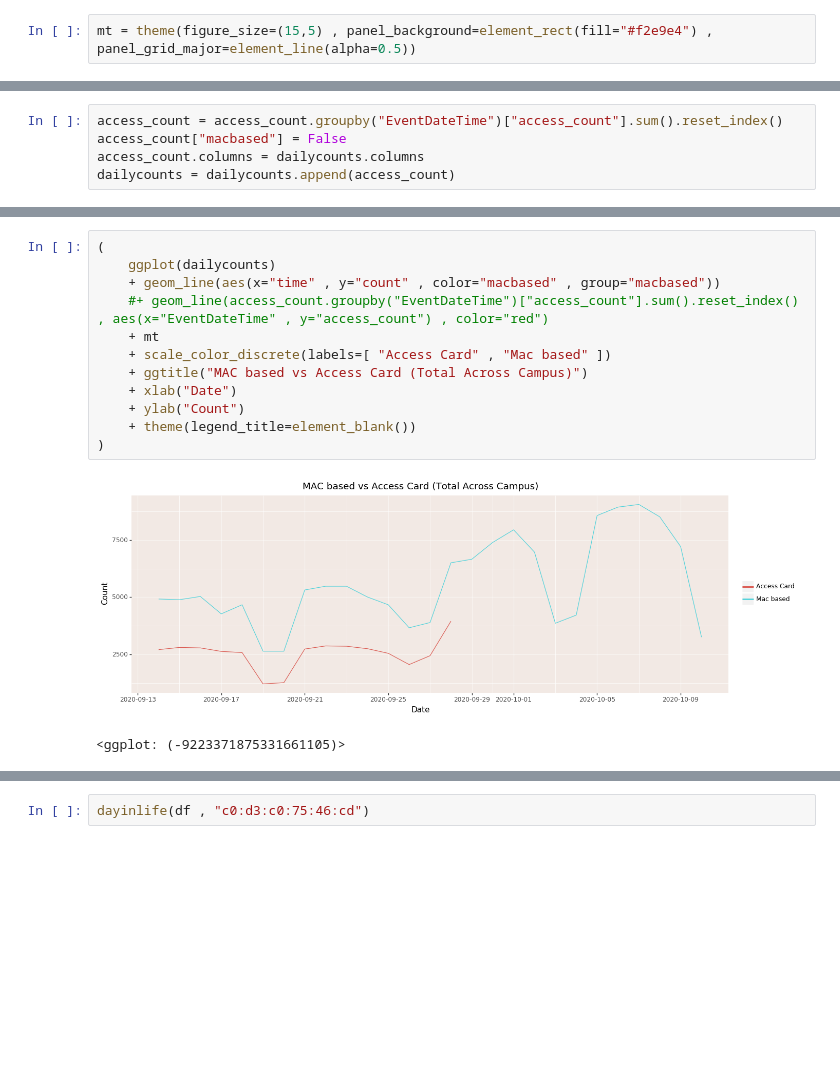
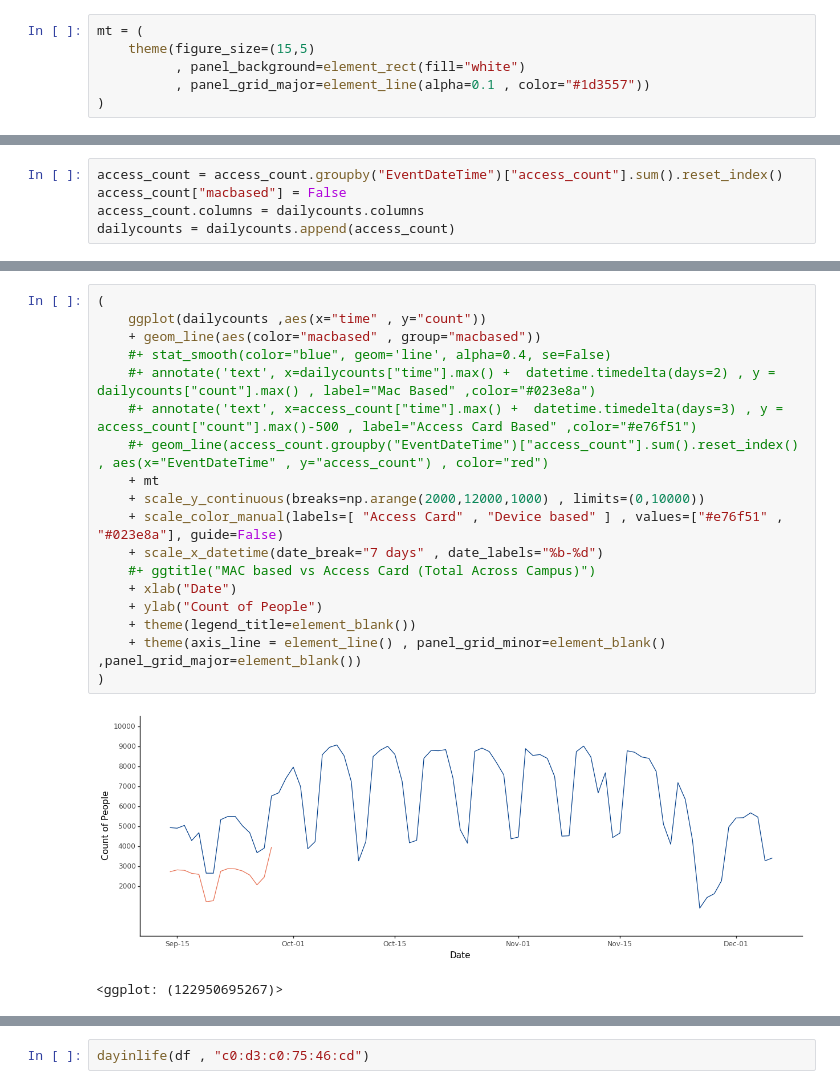
Before and after one commit to abhijeetdtu/unccwifi, a Jupyter notebook: CombinedTimeSeries.ipynb, the cells around one changed output, grey strips where cells are left out. Saved outputs shown, nothing was run; the diff lists cells and outputs as text; blank space fills up the shorter version.

```diff
--- a/CombinedTimeSeries.ipynb
+++ b/CombinedTimeSeries.ipynb
@@ -7,7 +24,11 @@ import os
 import pathlib
 import datetime
 # %%
-mt = theme(figure_size=(15,5) , panel_background=element_rect(fill="#f2e9e4") , panel_grid_major=element_line(alpha=0.5))
+mt = (
+    theme(figure_size=(15,5)
+          , panel_background=element_rect(fill="white")
+          , panel_grid_major=element_line(alpha=0.1 , color="#1d3557"))
+)
 # %%
 dfs = [pd.read_csv(pathlib.Path("." , "output" , f)) for f in os.listdir("output") if f.find(".log") > -1]
 # %%
@@ -110,18 +114,24 @@ dailycounts = dailycounts.append(access_count)
 # %%
 (
-    ggplot(dailycounts)
-    + geom_line(aes(x="time" , y="count" , color="macbased" , group="macbased"))
+    ggplot(dailycounts ,aes(x="time" , y="count"))
+    + geom_line(aes(color="macbased" , group="macbased"))
+    #+ stat_smooth(color="blue", geom='line', alpha=0.4, se=False)
+    #+ annotate('text', x=dailycounts["time"].max() +  datetime.timedelta(days=2) , y = dailycounts["count"].max() , label="Mac Based" ,color="#023e8a")
+    #+ annotate('text', x=access_count["time"].max() +  datetime.timedelta(days=3) , y = access_count["count"].max()-500 , label="Access Card Based" ,color="#e76f51")
     #+ geom_line(access_count.groupby("EventDateTime")["access_count"].sum().reset_index() , aes(x="EventDateTime" , y="access_count") , color="red")
     + mt
-    + scale_color_discrete(labels=[ "Access Card" , "Mac based" ])
-    + ggtitle("MAC based vs Access Card (Total Across Campus)")
+    + scale_y_continuous(breaks=np.arange(2000,12000,1000) , limits=(0,10000))
+    + scale_color_manual(labels=[ "Access Card" , "Device based" ] , values=["#e76f51" , "#023e8a"], guide=False)
+    + scale_x_datetime(date_break="7 days" , date_labels="%b-%d")
+    #+ ggtitle("MAC based vs Access Card (Total Across Campus)")
     + xlab("Date")
-    + ylab("Count")
+    + ylab("Count of People")
     + theme(legend_title=element_blank())
+    + theme(axis_line = element_line() , panel_grid_minor=element_blank() ,panel_grid_major=element_blank())
 )
 # %% [output]
-[figure, old version]
+[figure, new version]
-<ggplot: (-9223371875331661105)>
+<ggplot: (122950695267)>
 # %%
 df
 # %% [output]
```
Also changed, not shown: parts of 63 cells of this notebook, 2 other files.
